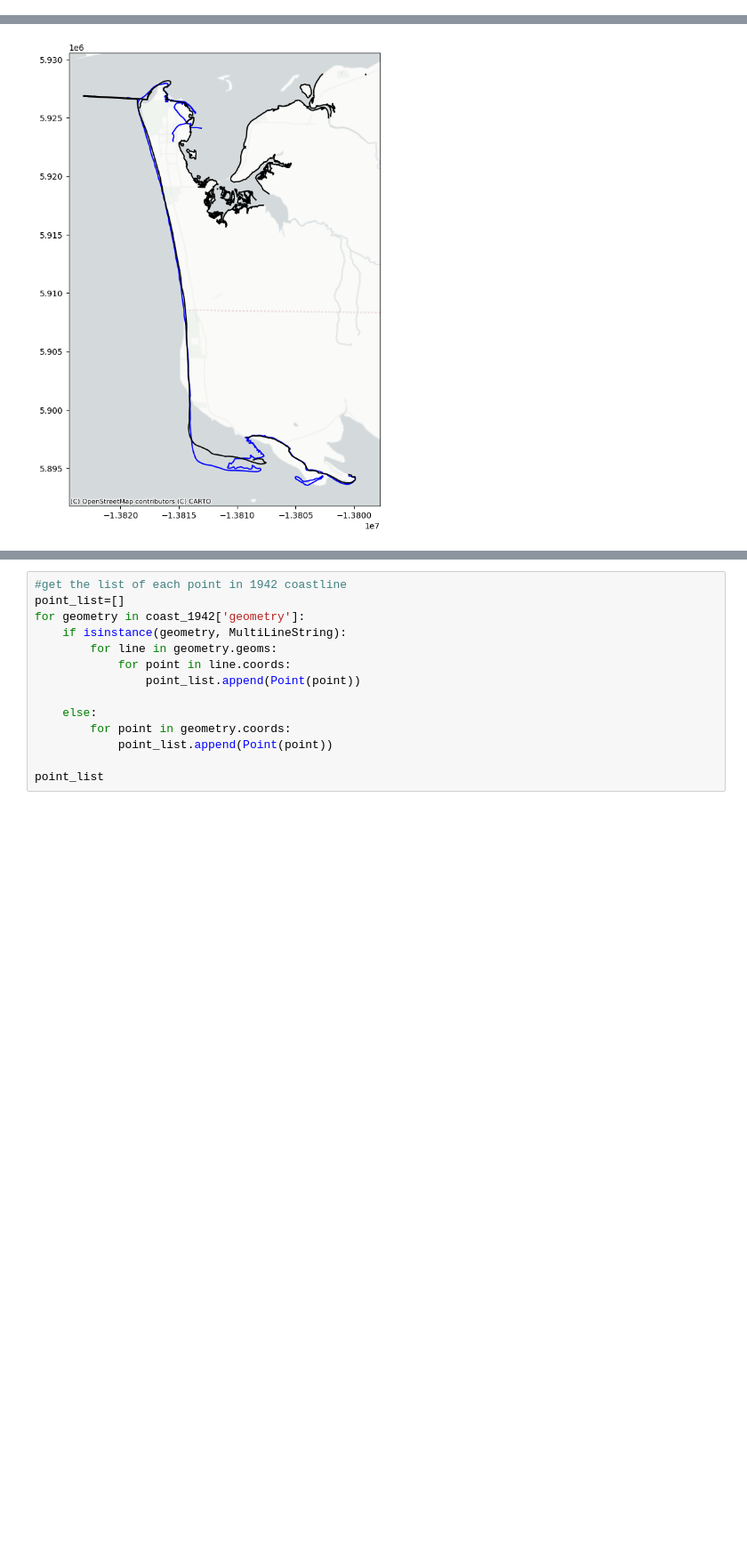
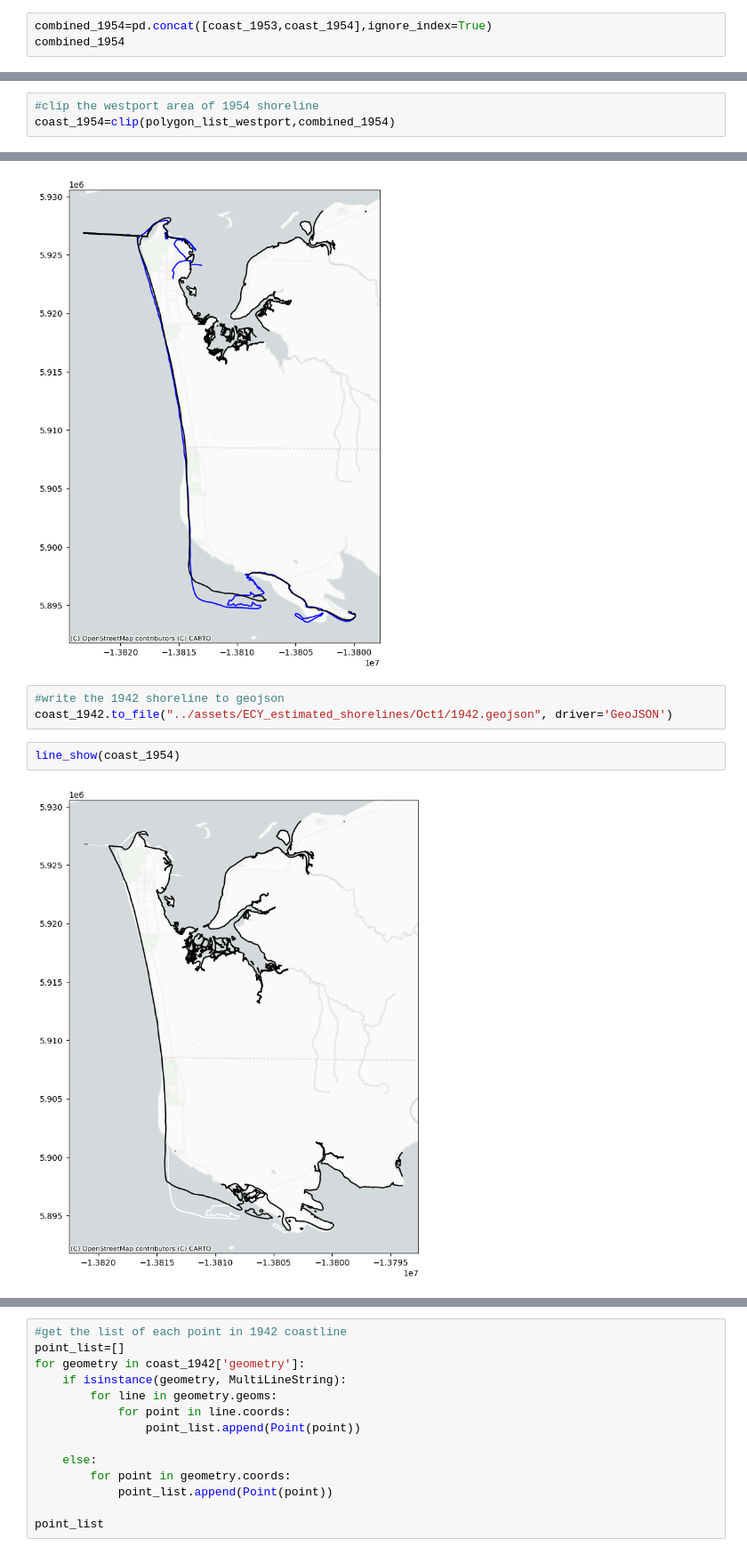
Before and after one commit to JerryLiu-96/Grays_Harbor_Storymap, a Jupyter notebook: interpolation_method/shoreline_1927_1954.ipynb, the cells around one changed output, grey strips where cells are left out. Shown at 89% size. Cells and saved outputs as stored; diff of their text form; blank space fills up the shorter version.

```diff
--- a/interpolation_method/shoreline_1927_1954.ipynb
+++ b/interpolation_method/shoreline_1927_1954.ipynb
@@ -121,0 +124,3 @@ coast_1941
+# %%
+combined_1954=pd.concat([coast_1953,coast_1954],ignore_index=True)
+combined_1954
@@ -121,0 +141,3 @@ coast_1941
+# %%
+#clip the westport area of 1954 shoreline
+coast_1954=clip(polygon_list_westport,combined_1954)
@@ -141,3 +166,10 @@ coast_1942=clip(polygon_list_westport,combined_1942)
 line_show(coast_1942)
 # %% [output]
 [figure]
+# %%
+#write the 1942 shoreline to geojson
+coast_1942.to_file("../assets/ECY_estimated_shorelines/Oct1/1942.geojson", driver='GeoJSON')
+# %%
+line_show(coast_1954)
+# %% [output]
+[figure, added]
```
Also changed, not shown: parts of 29 cells of this notebook, 16 other files.
